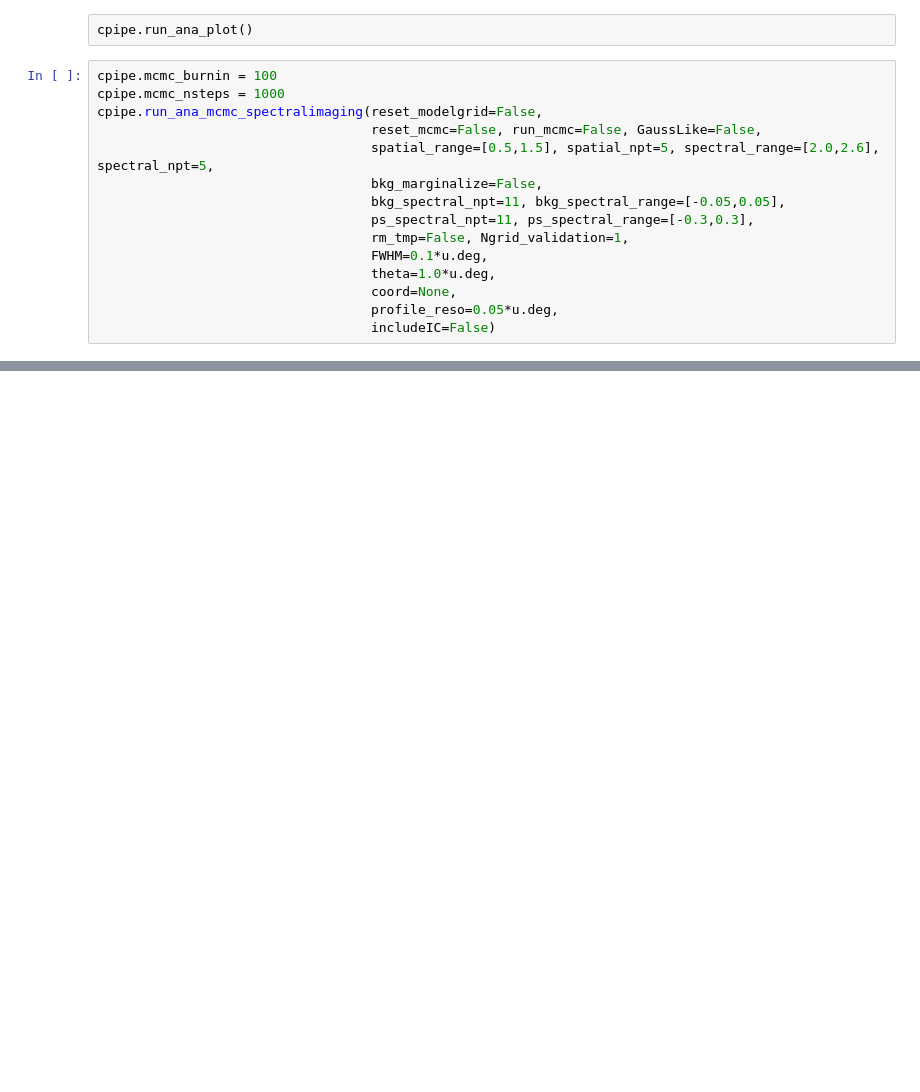
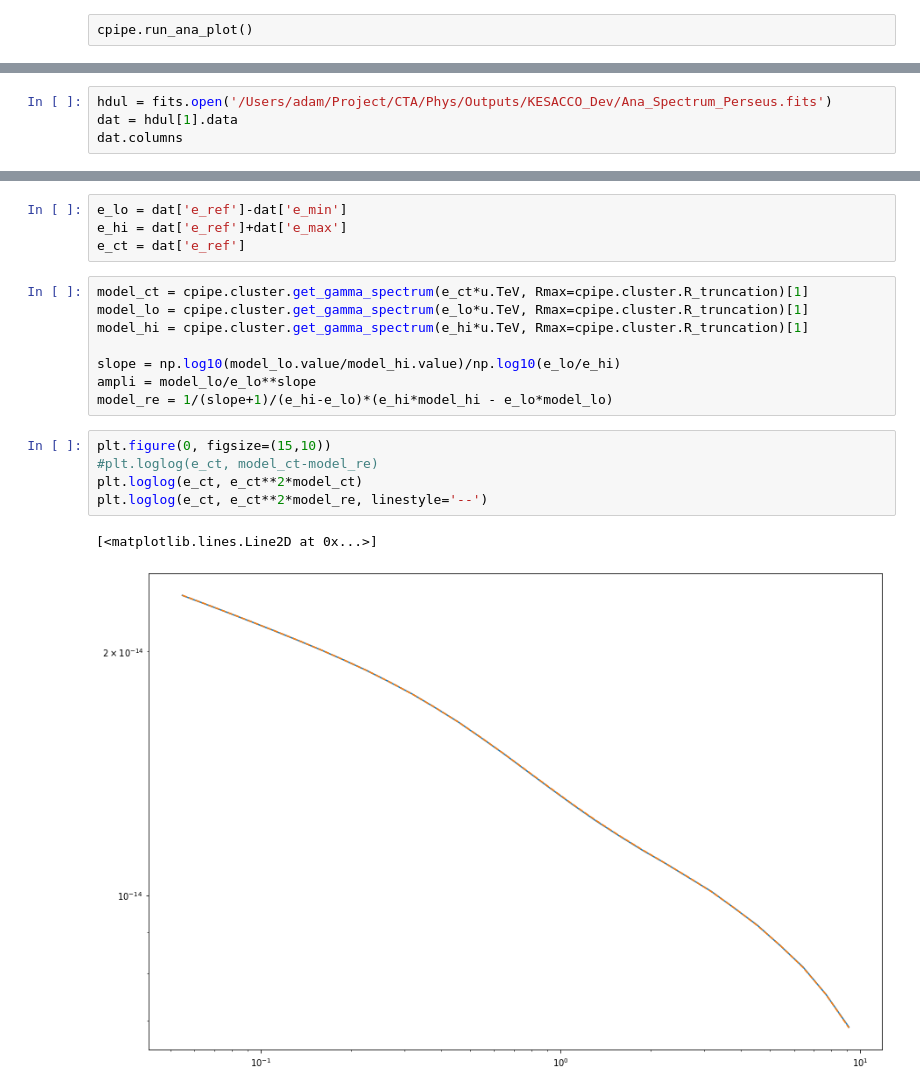
Before and after one commit to remi-adam/kesacco, a Jupyter notebook: notebook/development.ipynb, the cells around one changed output, grey strips where cells are left out. Cells and saved outputs as stored; diff of their text form; blank space fills up the shorter version.

```diff
--- a/notebook/development.ipynb
+++ b/notebook/development.ipynb
@@ -218,17 +235,2 @@ cpipe.run_ana_spectral()
 # %% [raw]
 cpipe.run_ana_plot()
-# %%
-cpipe.mcmc_burnin = 100
-cpipe.mcmc_nsteps = 1000
-cpipe.run_ana_mcmc_spectralimaging(reset_modelgrid=False,
-                                   reset_mcmc=False, run_mcmc=False, GaussLike=False,
-                                   spatial_range=[0.5,1.5], spatial_npt=5, spectral_range=[2.0,2.6], spectral_npt=5,
-                                   bkg_marginalize=False,
-                                   bkg_spectral_npt=11, bkg_spectral_range=[-0.05,0.05],
-                                   ps_spectral_npt=11, ps_spectral_range=[-0.3,0.3],
-                                   rm_tmp=False, Ngrid_validation=1,
-                                   FWHM=0.1*u.deg,
-                                   theta=1.0*u.deg,
-                                   coord=None,
-                                   profile_reso=0.05*u.deg,
-                                   includeIC=False)
@@ -242,0 +252,4 @@ cpipe.run_ana_mcmc_spectralimaging(reset_modelgrid=False,
+# %%
+hdul = fits.open('/Users/adam/Project/CTA/Phys/Outputs/KESACCO_Dev/Ana_Spectrum_Perseus.fits')
+dat = hdul[1].data
+dat.columns
@@ -242,0 +272,20 @@ cpipe.run_ana_mcmc_spectralimaging(reset_modelgrid=False,
+# %%
+e_lo = dat['e_ref']-dat['e_min']
+e_hi = dat['e_ref']+dat['e_max']
+e_ct = dat['e_ref']
+# %%
+model_ct = cpipe.cluster.get_gamma_spectrum(e_ct*u.TeV, Rmax=cpipe.cluster.R_truncation)[1]
+model_lo = cpipe.cluster.get_gamma_spectrum(e_lo*u.TeV, Rmax=cpipe.cluster.R_truncation)[1]
+model_hi = cpipe.cluster.get_gamma_spectrum(e_hi*u.TeV, Rmax=cpipe.cluster.R_truncation)[1]
+
+slope = np.log10(model_lo.value/model_hi.value)/np.log10(e_lo/e_hi)
+ampli = model_lo/e_lo**slope
+model_re = 1/(slope+1)/(e_hi-e_lo)*(e_hi*model_hi - e_lo*model_lo)
+# %%
+plt.figure(0, figsize=(15,10))
+#plt.loglog(e_ct, model_ct-model_re)
+plt.loglog(e_ct, e_ct**2*model_ct)
+plt.loglog(e_ct, e_ct**2*model_re, linestyle='--')
+# %% [output]
+[<matplotlib.lines.Line2D at 0x...>]
+[figure, added]
```
Also changed, not shown: parts of 8 cells of this notebook, 3 other files.
